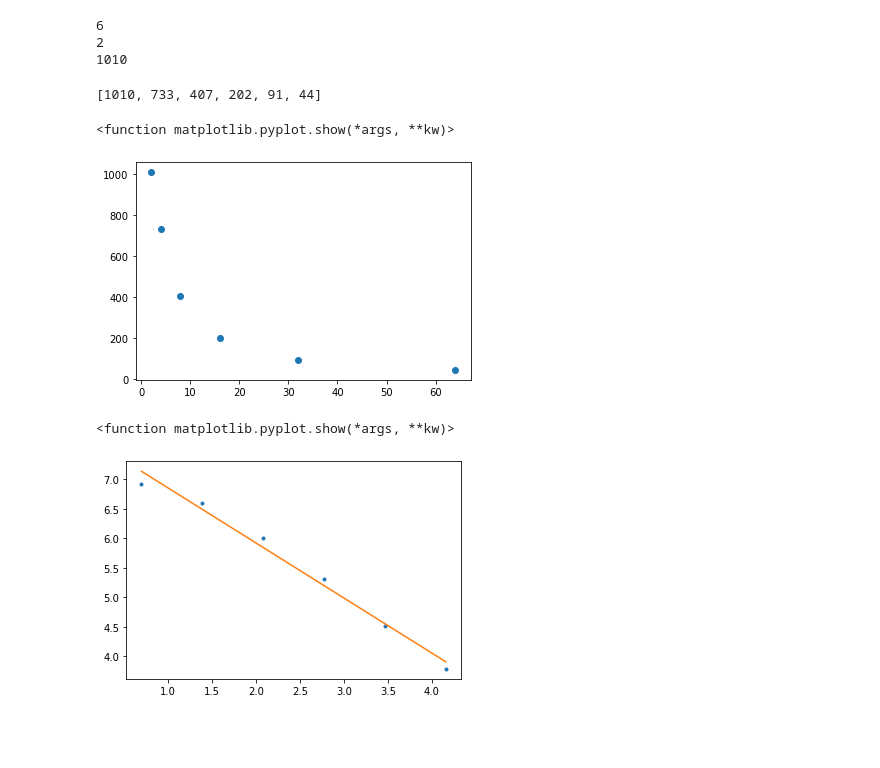
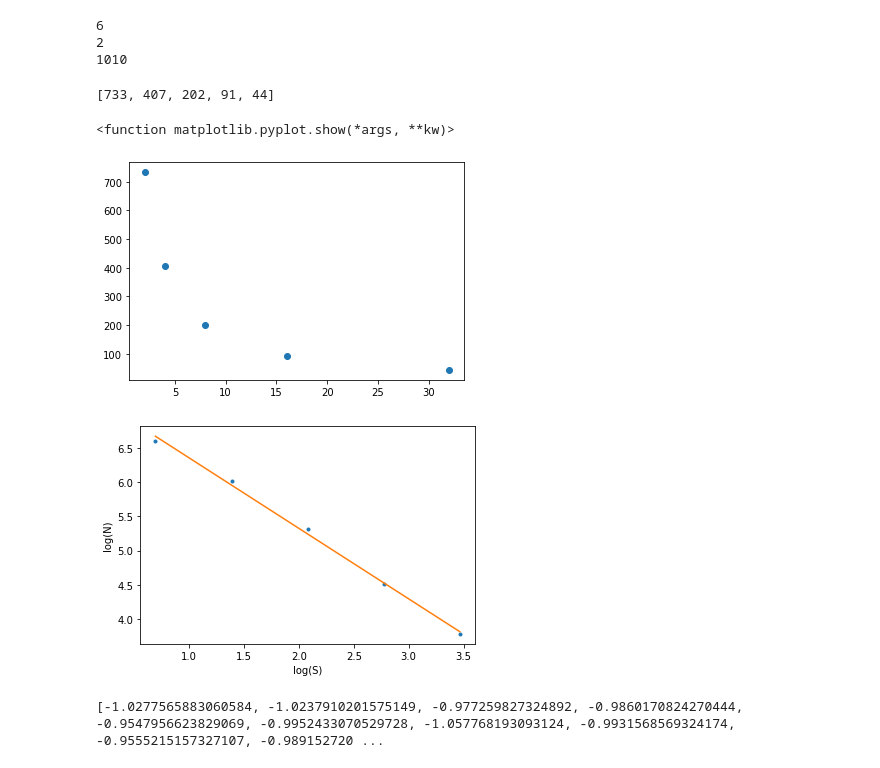
Before and after one commit to eoin-raff/ThesisRepo, a Jupyter notebook: Utils/Heightmap Analysis/heightmap_analysis.ipynb, the cells around one changed output. Drawn from its saved outputs; the diff is of its cells as text; code cells hidden in the pictures; blank space fills up the shorter version.

Commit message:
refactored code and data to functions to work on multiple images (WIP)

```diff
--- a/Utils/Heightmap Analysis/heightmap_analysis.ipynb
+++ b/Utils/Heightmap Analysis/heightmap_analysis.ipynb
@@ -96 +89,5 @@ pic2show = kmeans.cluster_centers_[kmeans.labels_]
+# %%
+image_cluster_data = []
+for data in image_data:
+    image_cluster_data.append(get_kmeans_clusters(data, 10))
 # %%
@@ -103,17 +105,14 @@ plt.show()
 # %%
-img = original_images[0]
 # Each image should have an array of binary images
 binary_images = []
+def split_image_clusters(img, mean_values):
+    binary_images = []
+    for i in range (0, len(mean_values)):
+        ret,thresh = cv2.threshold(img,mean_values[i],255,cv2.THRESH_BINARY)
+        #img_c = cv2.Canny(thresh, mean_values[i] - 0.01, mean_values[i] + 0.01)
+        float_thresh = thresh/255
+        binary_images.append(float_thresh)
+    return binary_images
 
-for i in range (0, len(mean_values)):
-    ret,thresh = cv2.threshold(img,mean_values[i],255,cv2.THRESH_BINARY)
-    #img_c = cv2.Canny(thresh, mean_values[i] - 0.01, mean_values[i] + 0.01)
-    float_thresh = thresh/255
-    binary_images.append(float_thresh)
-
-
-for i in range(0, len(binary_images)):
-    plt.imshow(binary_images[i])#.astype(np.uint8)) # Otherwise it caps at 1
-    plt.title(str(mean_values[i]))
-    plt.xticks([]), plt.yticks([])  # to hide tick values on X and Y axis
-    plt.show()
+for i in range(len(image_data)):
+    binary_images.append(split_image_clusters(image_data[i][0], image_cluster_data[i][0]))
@@ -157,29 +163,32 @@ print (box_count(binary_images[0], 2))
 2
 1010
 # %%
-sizes = [2, 4, 8, 16, 32, 64]
+scale_factors = [2, 4, 8, 16, 32]
 N = []
 
-for s in sizes:
-    N.append(box_count(binary_images[0], s))
+for s in scale_factors:
+    N.append(box_count(binary_images[0][0], s*2))
 
 print(N)
 # %% [output]
-[1010, 733, 407, 202, 91, 44]
+[733, 407, 202, 91, 44]
 # %%
-plt.scatter(sizes, N)
+plt.scatter(scale_factors, N)
 plt.show
 # %% [output]
 <function matplotlib.pyplot.show(*args, **kw)>
-[figure, old version]
+[figure, new version]
 # %%
 from numpy.polynomial.polynomial import polyfit
 
-constant, slope = polyfit(np.log(sizes), np.log(N), 1)
+constant, slope = polyfit(np.log(scale_factors), np.log(N), 1)
 
-plt.plot(np.log(sizes), np.log(N), '.')
-plt.plot(np.log(sizes), constant + slope * np.log(sizes), '-')
-plt.show
+def plot_data_with_polynomial(N, constant, slope, axis):
+    axis.plot(np.log(scale_factors), np.log(N), '.')
+    axis.plot(np.log(scale_factors), constant + slope * np.log(scale_factors), '-')
+    axis.ylabel('log(N)')
+    axis.xlabel('log(S)')
+
+plot_data_with_polynomial(N, constant, slope, plt)
 # %% [output]
-<function matplotlib.pyplot.show(*args, **kw)>
-[figure, old version]
+[figure, new version]
@@ -185,0 +205,12 @@ plt.show
+# %%
+plot_data = []
+FD = []
+i = 0
+for img in binary_images[0]:
+    N, constant, slope = fractal_dimension(img, scale_factors)
+    FD.append(slope)
+    plot_data.append([N, constant, slope])
+
+print(FD)
+# %% [output]
+[-1.0277565883060584, -1.0237910201575149, -0.977259827324892, -0.9860170824270444, -0.9547956623829069, -0.9952433070529728, -1.057768193093124, -0.9931568569324174, -0.9555215157327107, -0.989152720 ...
```
Also changed, not shown: parts of 10 cells of this notebook.
